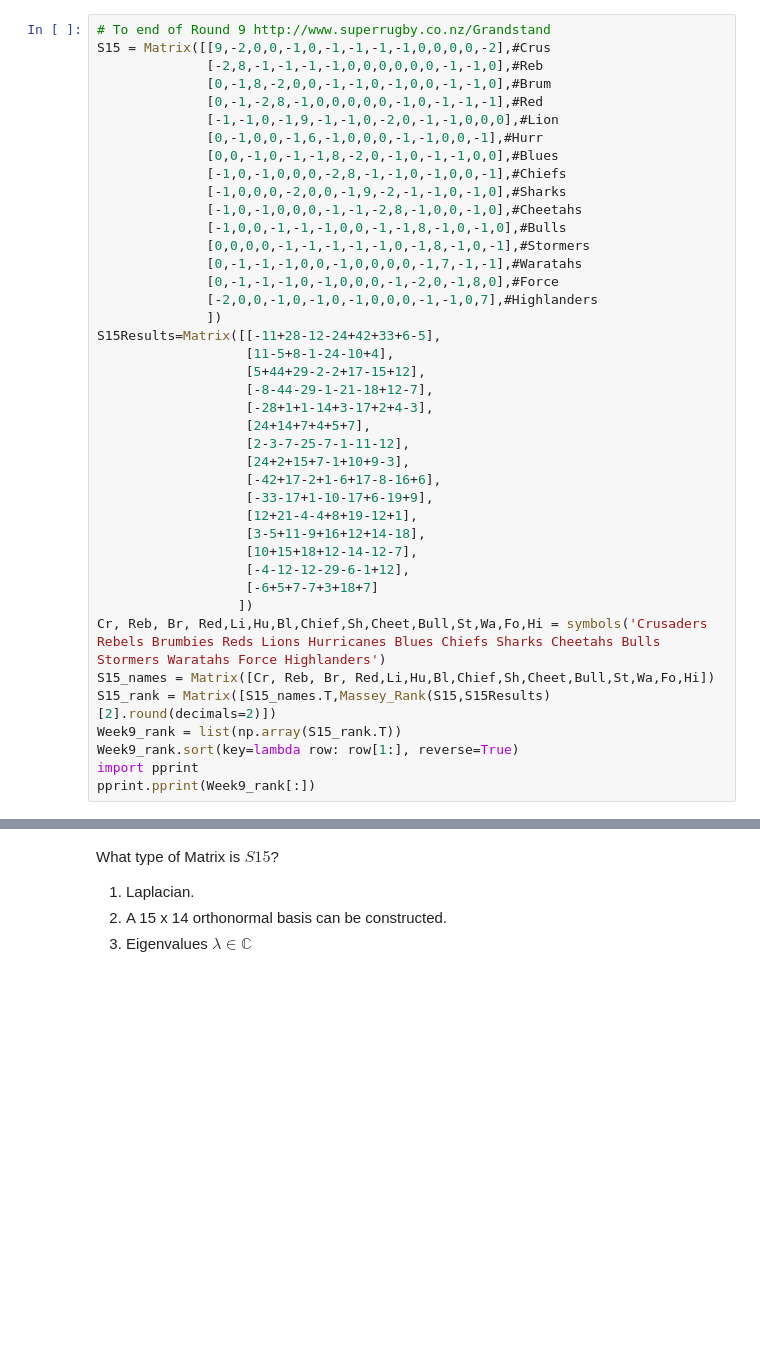
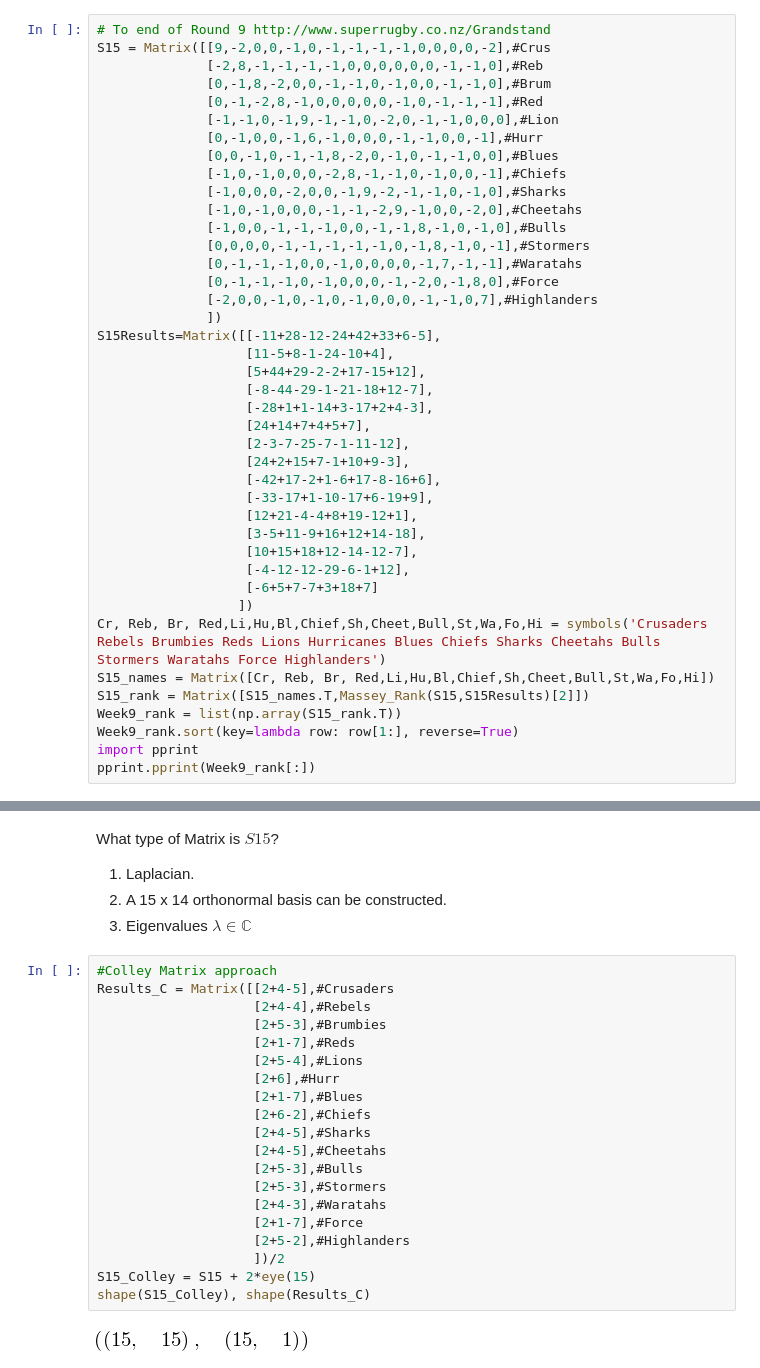
Before and after one commit to hillbs/Differential-Equations-and-Linear-Algebra, a Jupyter notebook: D003x.2 Unit 4.ipynb, the cells around one changed output, grey strips where cells are left out. Cells and saved outputs as stored; diff of their text form; blank space fills up the shorter version.

Commit message:
Ranking systems Colley and Massey included

```diff
--- a/D003x.2 Unit 4.ipynb
+++ b/D003x.2 Unit 4.ipynb
@@ -131,7 +131,7 @@ S15 = Matrix([[9,-2,0,0,-1,0,-1,-1,-1,-1,0,0,0,0,-2],#Crus
               [0,0,-1,0,-1,-1,8,-2,0,-1,0,-1,-1,0,0],#Blues
               [-1,0,-1,0,0,0,-2,8,-1,-1,0,-1,0,0,-1],#Chiefs
               [-1,0,0,0,-2,0,0,-1,9,-2,-1,-1,0,-1,0],#Sharks
-              [-1,0,-1,0,0,0,-1,-1,-2,8,-1,0,0,-1,0],#Cheetahs
+              [-1,0,-1,0,0,0,-1,-1,-2,9,-1,0,0,-2,0],#Cheetahs
               [-1,0,0,-1,-1,-1,0,0,-1,-1,8,-1,0,-1,0],#Bulls
               [0,0,0,0,-1,-1,-1,-1,-1,0,-1,8,-1,0,-1],#Stormers
               [0,-1,-1,-1,0,0,-1,0,0,0,0,-1,7,-1,-1],#Waratahs
@@ -156,7 +156,7 @@ S15Results=Matrix([[-11+28-12-24+42+33+6-5],
                   ])
 Cr, Reb, Br, Red,Li,Hu,Bl,Chief,Sh,Cheet,Bull,St,Wa,Fo,Hi = symbols('Crusaders Rebels Brumbies Reds Lions Hurricanes Blues Chiefs Sharks Cheetahs Bulls Stormers Waratahs Force Highlanders')
 S15_names = Matrix([Cr, Reb, Br, Red,Li,Hu,Bl,Chief,Sh,Cheet,Bull,St,Wa,Fo,Hi])
-S15_rank = Matrix([S15_names.T,Massey_Rank(S15,S15Results)[2].round(decimals=2)])
+S15_rank = Matrix([S15_names.T,Massey_Rank(S15,S15Results)[2]])
 Week9_rank = list(np.array(S15_rank.T))
 Week9_rank.sort(key=lambda row: row[1:], reverse=True)
 import pprint
@@ -208,3 +207,25 @@ What type of Matrix is $S15$?
 1. Laplacian.
 2. A 15 x 14 orthonormal basis can be constructed.
 3. Eigenvalues $\lambda \in \mathbb{C}$
+# %%
+#Colley Matrix approach
+Results_C = Matrix([[2+4-5],#Crusaders
+                    [2+4-4],#Rebels
+                    [2+5-3],#Brumbies
+                    [2+1-7],#Reds
+                    [2+5-4],#Lions
+                    [2+6],#Hurr
+                    [2+1-7],#Blues
+                    [2+6-2],#Chiefs
+                    [2+4-5],#Sharks
+                    [2+4-5],#Cheetahs
+                    [2+5-3],#Bulls
+                    [2+5-3],#Stormers
+                    [2+4-3],#Waratahs
+                    [2+1-7],#Force
+                    [2+5-2],#Highlanders
+                    ])/2
+S15_Colley = S15 + 2*eye(15)
+shape(S15_Colley), shape(Results_C)
+# %% [output]
+[figure, added]
```
Also changed, not shown: parts of 4 cells of this notebook.
